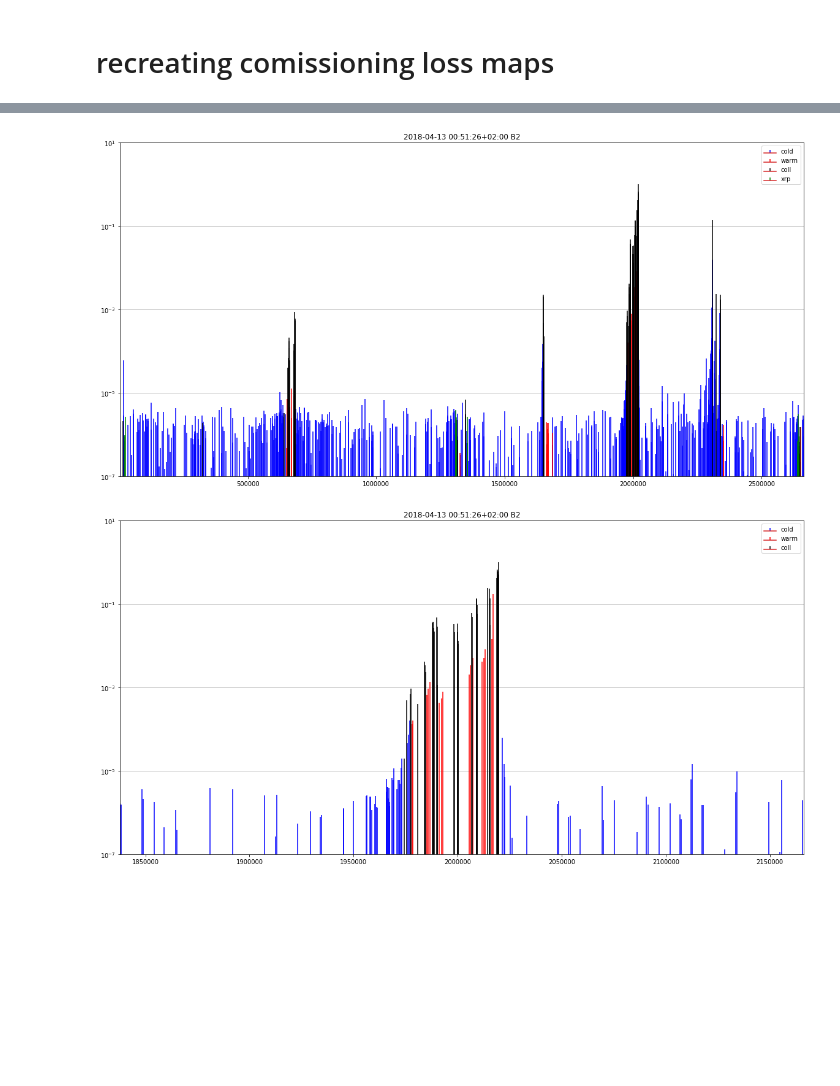
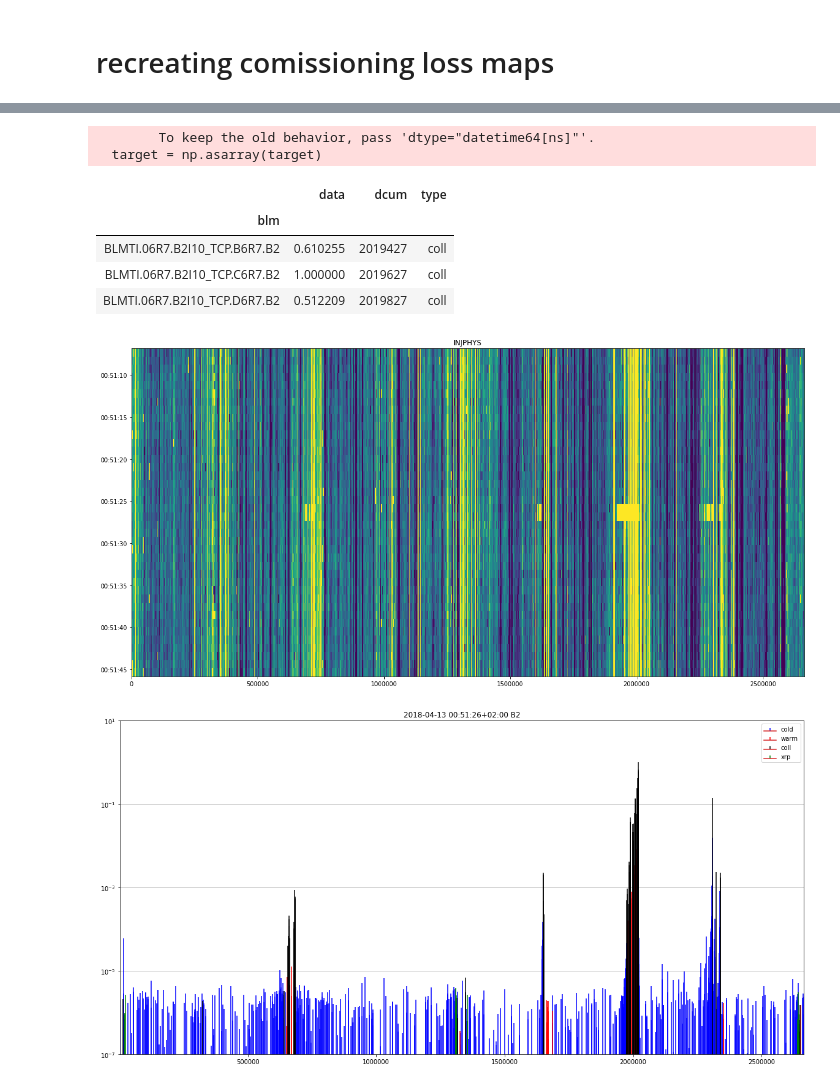
Before and after one commit to loiccoyle/pylossmap, a Jupyter notebook: notebooks/03_commision_lossmaps.ipynb, the cells around one changed output, grey strips where cells are left out. Drawn from its saved outputs; the diff is of its cells as text; code cells hidden in the pictures; blank space fills up the shorter version.

```diff
--- a/notebooks/03_commision_lossmaps.ipynb
+++ b/notebooks/03_commision_lossmaps.ipynb
@@ -31,6 +26,7 @@ ts = [
 #       {'datetime': '2018-04-18 20:13:29', 'plane': 'V', 'beam': 2},
 
 #       {'datetime': '2018-04-13 00:49:23', 'plane': 'H', 'beam': 1},
+
 #       {'datetime': '2017-09-23 08:55:50', 'plane': 'H', 'beam': 1},
 
 #       {'datetime': '2018-04-14 20:47:05', 'plane': 'V', 'beam': 1},
@@ -42,23 +38,32 @@ ts = [
 #       {'datetime': '2018-04-13 00:51:02', 'plane': 'H', 'beam': 2},
 #       {'datetime': '2017-09-23 08:59:53', 'plane': 'H', 'beam': 2},
      ]
-look_back = pd.Timedelta('5S')
-look_forward = pd.Timedelta('5S')
+look_back = pd.Timedelta('20S')
+look_forward = pd.Timedelta('20S')
 # %%
 fetcher = BLMDataFetcher()
 # %%
 for trigger in ts:
     t = pd.to_datetime(trigger['datetime']).tz_localize('Europe/Zurich')
-    BLM_data = fetcher.from_datetimes(t - look_back, t + look_forward)
-    BLM_bg = fetcher.bg_from_ADT_trigger(t, min_bg_dt='20S', look_back='2H', dt_prior='0S', dt_post='2S')
+    BLM_data = fetcher.from_datetimes(t - look_back,
+                                      t + look_forward)
+    BLM_data.plot()
+    BLM_bg = fetcher.bg_from_ADT_trigger(t,
+                                         min_bg_dt='20S',
+                                         look_back='2H',
+                                         dt_prior='0S',
+                                         dt_post='2S')
 
-    LM = BLM_data.loss_map(datetime=t, background=BLM_bg.data.mean())
+    LM = BLM_data.loss_map(datetime=t, background=BLM_bg.df.mean())
     LM_clean = LM.clean_background().normalize()
 
     LM_clean.beam(trigger['beam']).plot(title=f'{t} B{trigger["beam"]}')
     LM_clean.beam(trigger['beam']).IR(7).plot(title=f'{t} B{trigger["beam"]}')
+    LM_clean.beam(trigger['beam']).IR(7).TCP(HVS=True).plot(title=f'{t} B{trigger["beam"]}',
+                                                            x_lim=[2000000, 2040000])
+    display(LM_clean.beam(trigger['beam']).IR(7).TCP(HVS=True).df)
 
     LM_bg = LM_clean.get_background()
-    LM_bg.plot(title=f'Background\n{LM_bg.data.index[0]} {LM_bg.data.index[-1]}')
+    LM_bg.plot(title=f'Background\n{LM_bg.df.index[0]} {LM_bg.df.index[-1]}')
     plt.show()
 # %% [output]
@@ -71,2 +77,9 @@ Beam mode INJPHYS
+        To keep the old behavior, pass 'dtype="datetime64[ns]"'.
+  target = np.asarray(target)
+|  | data | dcum | type |
+| blm |  |  |  |
+| BLMTI.06R7.B2I10_TCP.B6R7.B2 | 0.610255 | 2019427 | coll |
+| BLMTI.06R7.B2I10_TCP.C6R7.B2 | 1.000000 | 2019627 | coll |
+| BLMTI.06R7.B2I10_TCP.D6R7.B2 | 0.512209 | 2019827 | coll |
-[figure, old version]
+[figure, new version]
-[figure, old version]
+[figure, new version]
```
Also changed, not shown: parts of 3 cells of this notebook, 2 other files.
